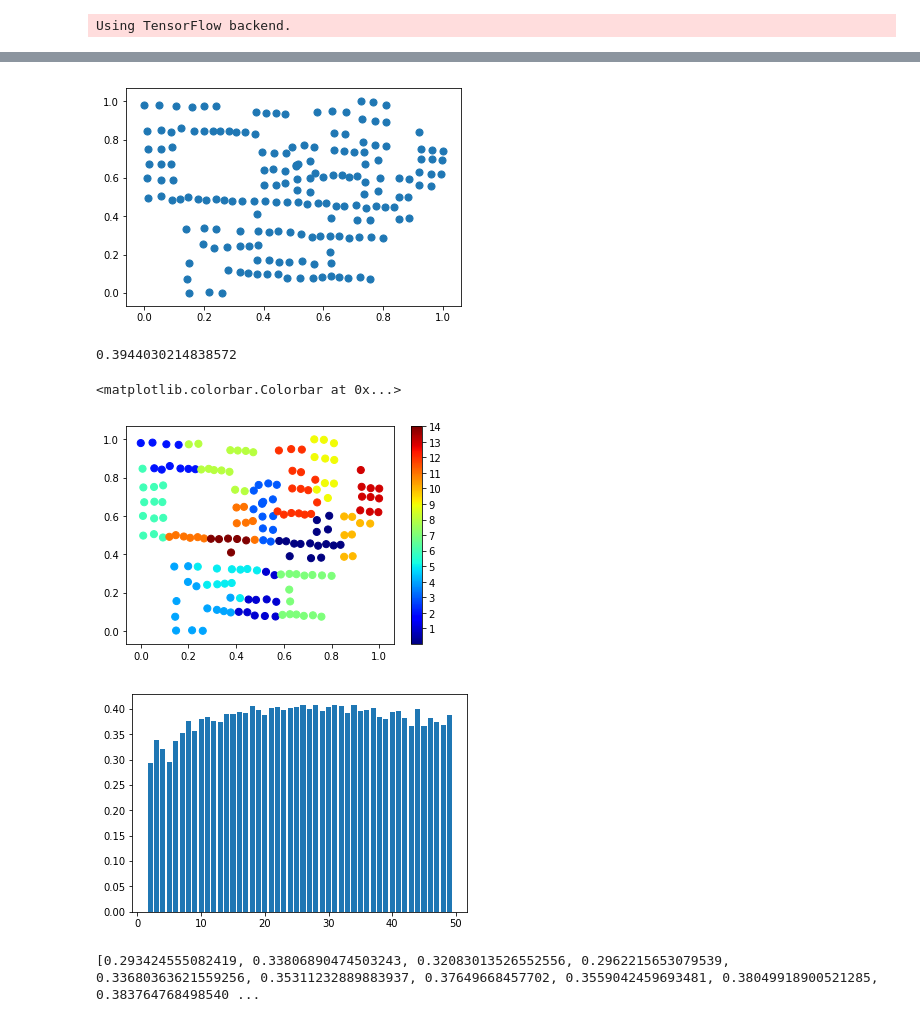
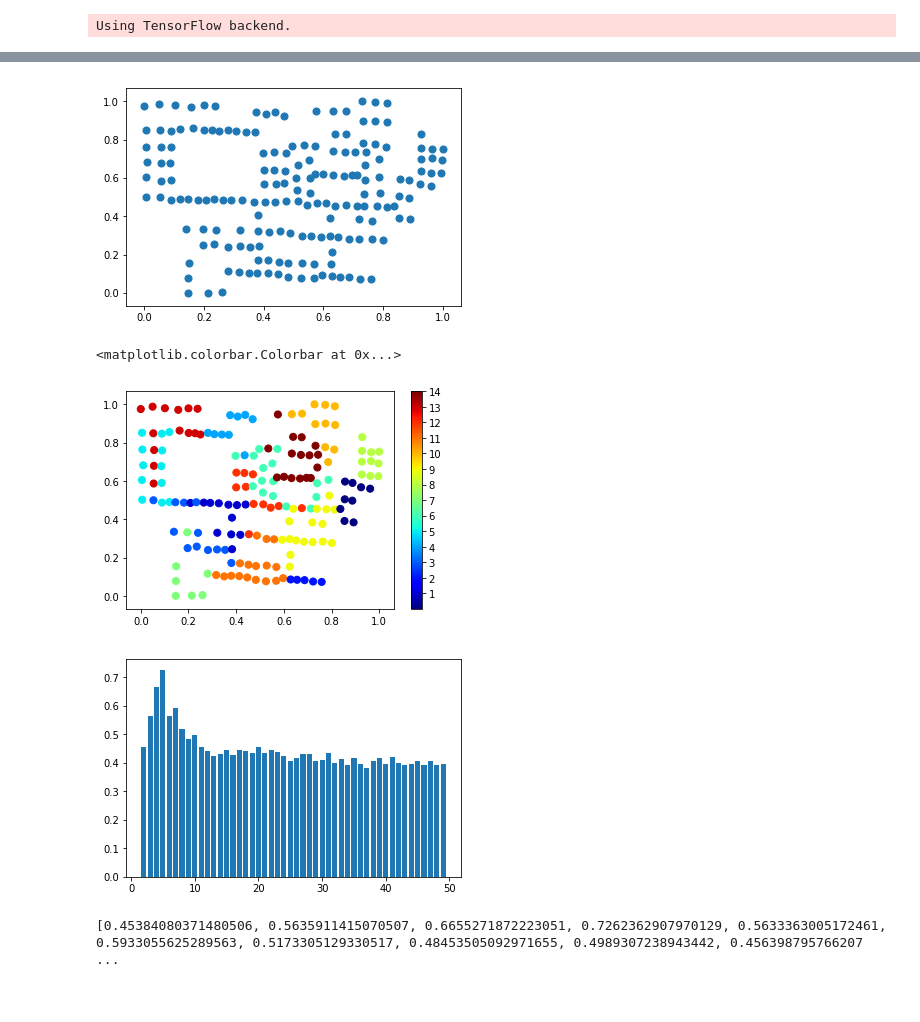
Before and after one commit to KJtiming/RadioMap, a Jupyter notebook: cluster.ipynb, the cells around one changed output, grey strips where cells are left out. Cells and saved outputs as stored; diff of their text form; code cells hidden in the pictures.

```diff
--- a/cluster.ipynb
+++ b/cluster.ipynb
@@ -41,5 +47,6 @@ Using TensorFlow backend.
 # %%
-rem_pci_all = pd.read_csv("./interface/rsrp_set33_nodis_noleft.csv")
+rem_pci_all = pd.read_csv("./interface/rsrp_set5_noleft_pd.csv")
+#rem_pci_all = pd.read_csv("./interface/rsrp_set33_nodis_noleft.csv")
 #rem_pci_all = pd.read_csv("rem_pci_train_pd.csv")
 #rem_pci = pd.read_csv("rem_rsrp_train_pd.csv")
 #rem_test = pd.read_csv("rem_test_pd.csv")
@@ -85,17 +110,17 @@ rem_pci_all.insert(10,"pci_42",0)
 '''
 
 for i in range(0,len(rem_pci_all)):
-    if rem_pci_all.iloc[i,2] == 3700:
+    if rem_pci_all.iloc[i,2] == 37:
         rem_pci_all.iloc[i,4] = "1"
-    if rem_pci_all.iloc[i,2] == 3800:
+    if rem_pci_all.iloc[i,2] == 38:
         rem_pci_all.iloc[i,5] = "1"
-    if rem_pci_all.iloc[i,2] == 3900:
+    if rem_pci_all.iloc[i,2] == 39:
         rem_pci_all.iloc[i,6] = "1"
-    if rem_pci_all.iloc[i,2] == 4000:
+    if rem_pci_all.iloc[i,2] == 40:
         rem_pci_all.iloc[i,7] = "1"
-    if rem_pci_all.iloc[i,2] == 4100:
+    if rem_pci_all.iloc[i,2] == 41:
         rem_pci_all.iloc[i,8] = "1"
-    if rem_pci_all.iloc[i,2] == 4200:
+    if rem_pci_all.iloc[i,2] == 42:
         rem_pci_all.iloc[i,9] = "1"
 '''
 for i in range(0,len(rem_pci_all)):
@@ -161,7 +186,7 @@ for i in range(0,len(rem_pci_all_n_pd)):
 
 plt.scatter(rem_pci_all_n_pd['x'], rem_pci_all_n_pd['y'], s=50);
 # %% [output]
-[figure, old version]
+[figure, new version]
 # %%
 def group(rem_pci):
     #df.groupby('X','Y','PCI').transform(lambda x: x - x.mean())
@@ -207,39 +232,38 @@ rem_pci_all_pd = pd.DataFrame(rem_pci_all_copy,columns=['x','y','rsrp','pci_37',
 #print(rem_pci_all_pd)
 
 plt.scatter(rem_pci_all_n_pd['x'], rem_pci_all_n_pd['y'], s=50, c=y_kmeans, cmap='jet');
 y_kmeans_pd = pd.DataFrame({'zone':y_kmeans})
 add_kmeans = pd.merge(rem_pci_all_pd,y_kmeans_pd, left_index=True, right_index=True)
 #print(add_kmeans)
 #add_kmeans = pd.merge(rem_pci_all_pd['pci'],add_kmeans, left_index=True, right_index=True)
 for i in range(14,-1,-1):
     add_kmeans['zone'].replace(i,i+1,inplace=True)
 '''
 add_kmeans['zone'].replace(5,6,inplace=True)
 add_kmeans['zone'].replace(4,5,inplace=True)
 add_kmeans['zone'].replace(3,4,inplace=True)
 add_kmeans['zone'].replace(2,3,inplace=True)
 add_kmeans['zone'].replace(1,2,inplace=True)
 add_kmeans['zone'].replace(0,1,inplace=True)
 '''
-add_kmeans['pci'] = add_kmeans['pci'].map(lambda x:int(x/100))
+add_kmeans['pci'] = add_kmeans['pci'].map(lambda x:int(x))
 
 add_kmeans.to_csv('aaa.csv')
 add_kmeans.values[:,:]
 add_kmeans = add_kmeans.drop(['pci_37','pci_38','pci_39','pci_40','pci_41','pci_42'], axis=1)
 add_kmeans = add_kmeans[['x','y','pci','rsrp','zone']]
 add_kmeans = add_kmeans.values
 #print(add_kmeans)
-np.savetxt('./zone_result/set33_part_train.csv', add_kmeans, delimiter=',', fmt='%s')
+np.savetxt('./zone_result/set5_noleft_cluster.csv', add_kmeans, delimiter=',', fmt='%s')
 #y_kmeans = np.reshape(y_kmeans, (27, 105))
 #np.savetxt('y_kmeans.csv', y_kmeans, delimiter=',', fmt='%f')
 cluster_labels = kmeans_fit.labels_
 silhouette_avg = metrics.silhouette_score(rem_pci_all_n_pd, cluster_labels)
-print(silhouette_avg)
+#print(silhouette_avg)
 plt.colorbar(ticks=range(1,15))
 # %% [output]
-0.3944030214838572
+<matplotlib.colorbar.Colorbar at 0x...>
-<matplotlib.colorbar.Colorbar at 0x...>
-[figure, old version]
+[figure, new version]
 # %%
 # 迴圈
 silhouette_avgs = []
@@ -255,5 +279,5 @@ plt.bar(ks, silhouette_avgs)
 plt.show()
 print(silhouette_avgs)
 # %% [output]
-[figure, old version]
+[figure, new version]
-[0.293424555082419, 0.33806890474503243, 0.32083013526552556, 0.2962215653079539, 0.33680363621559256, 0.35311232889883937, 0.37649668457702, 0.3559042459693481, 0.38049918900521285, 0.383764768498540 ...
+[0.45384080371480506, 0.5635911415070507, 0.6655271872223051, 0.7262362907970129, 0.5633363005172461, 0.5933055625289563, 0.5173305129330517, 0.48453505092971655, 0.4989307238943442, 0.456398795766207 ...
```
Also changed, not shown: parts of 3 cells of this notebook, 56 other files.
